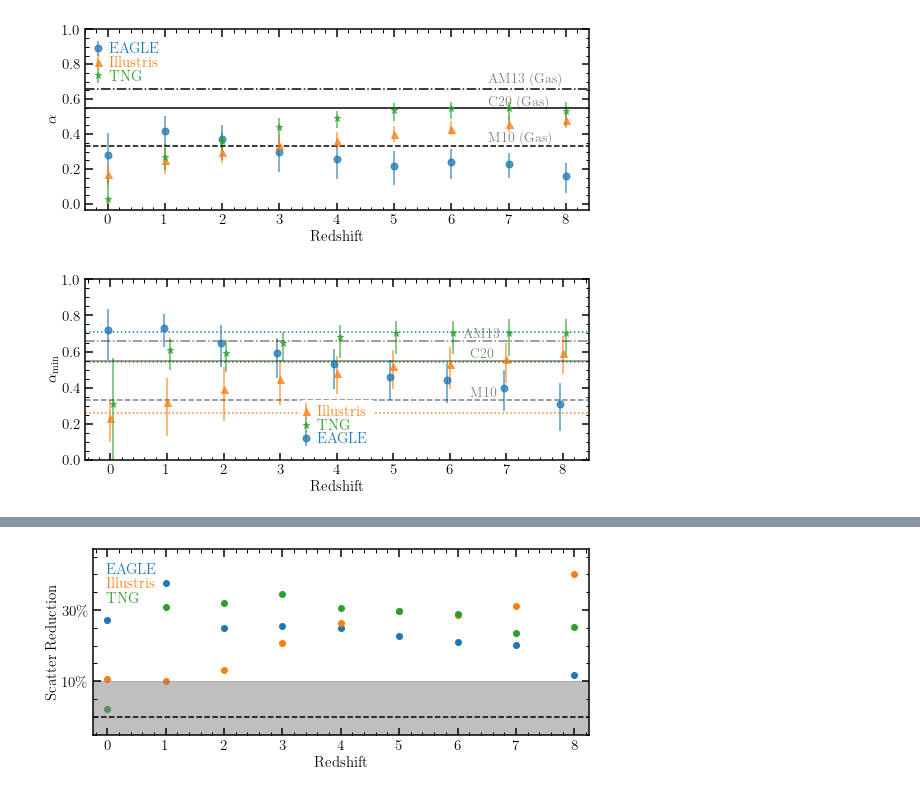
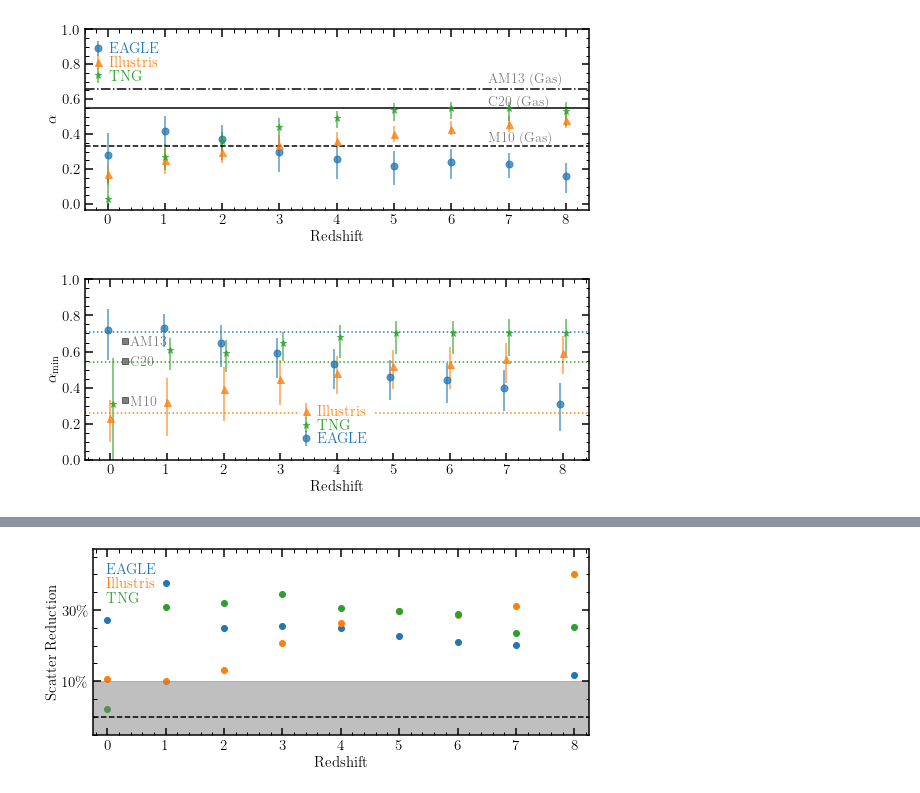
Before and after one commit to AlexGarcia623/JWST_FMR, a Jupyter notebook: CompareAlpha.ipynb, the cells around one changed output, grey strips where cells are left out. Saved outputs shown, nothing was run; the diff lists cells and outputs as text; code cells hidden in the pictures.

```diff
--- a/CompareAlpha.ipynb
+++ b/CompareAlpha.ipynb
@@ -323,37 +323,39 @@ if UNCERTAIN:
     handles = [h[0] for h in handles]
     # use them in the legend
     leg = plt.legend(frameon=True,handletextpad=0.75, handlelength=0,labelspacing=0.01,
                  loc='lower center')
     for n, text in enumerate( leg.texts ):
         text.set_color( lCol[n] )
 leg.get_frame().set_alpha(1.0)
 leg.get_frame().set_edgecolor('white')
 if COMBINED:
     plt.axhline( EAGLE_COMBINED   , color='C0', linestyle=':', label=r'${\rm EAGLE}$'     )
     plt.axhline( ORIGINAL_COMBINED, color='C1', linestyle=':', label=r'${\rm Illustris}$' )
     plt.axhline( TNG_COMBINED     , color='C2', linestyle=':', label=r'${\rm TNG}$'       )
 
 plt.scatter( np.arange(0,9), np.ones(9), color='white' )
 
 
 plt.xlabel(r'${\rm Redshift}$')
 plt.ylabel(r'$\alpha_{\rm min}$')
 
-plt.axhline(0.33 ,color='k',linestyle='--',alpha=0.5)
-plt.text(0.765,0.35,r'${\rm M10}$',fontsize=14,alpha=0.5,transform=plt.gca().transAxes)
-plt.axhline(0.66 ,color='k',linestyle='-.',alpha=0.5)
-plt.text(0.75,0.675,r'${\rm AM13}$',fontsize=14,alpha=0.5,transform=plt.gca().transAxes)
-plt.axhline(0.55 ,color='k',linestyle='solid',alpha=0.5)
-plt.text(0.765,0.565,r'${\rm C20}$',fontsize=14,alpha=0.5,transform=plt.gca().transAxes)
+plt.scatter(0.25,0.33 ,color='k',alpha=0.5,marker='s')
+plt.text(0.35,0.3,r'${\rm M10}$',fontsize=14,alpha=0.5)#,transform=plt.gca().transAxes)
+
+plt.scatter(0.25,0.66 ,color='k',alpha=0.5,marker='s')
+plt.text(0.35,0.63,r'${\rm AM13}$',fontsize=14,alpha=0.5)#,transform=plt.gca().transAxes)
+
+plt.scatter(0.25,0.55 ,color='k',alpha=0.5,marker='s')
+plt.text(0.35,0.52,r'${\rm C20}$',fontsize=14,alpha=0.5)#,transform=plt.gca().transAxes)
 ymin, _ = plt.ylim()
 
 plt.ylim(0,1)
 
 plt.tight_layout()
 
 # plt.text(0.3,0.8,r'$5\%~{\rm  uncertainty}$', transform=plt.gca().transAxes )
 
 plt.savefig(BLUE_FMR + "Gas_Comparison.pdf",bbox_inches='tight' )
 plt.show()
 # %% [output]
-[figure, old version]
+[figure, new version]
```
Also changed, not shown: parts of 1 cell of this notebook, 3 other files.
